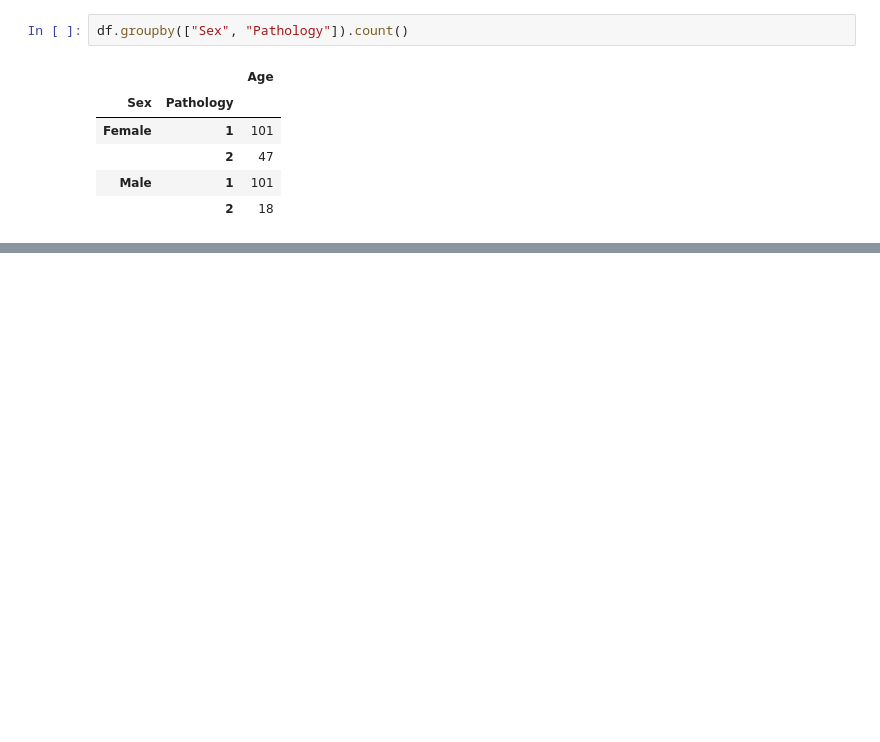
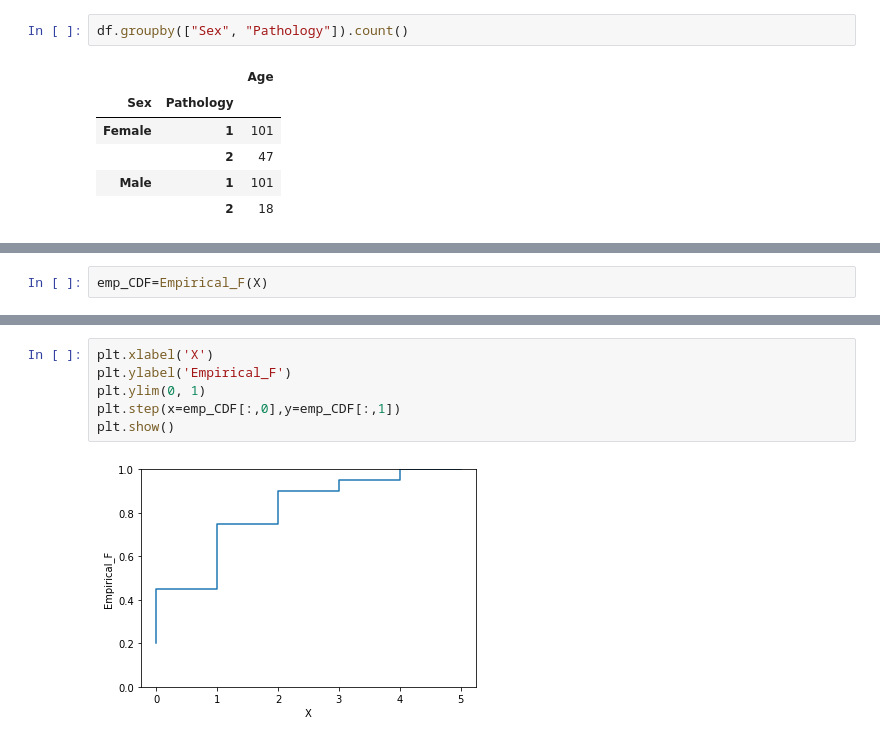
Before and after one commit to ram-elgov/Statistics-For-CS, a Jupyter notebook: Assignment_1.ipynb, the cells around one changed output, grey strips where cells are left out. Saved outputs shown, nothing was run; the diff lists cells and outputs as text; blank space fills up the shorter version.

```diff
--- a/Assignment_1.ipynb
+++ b/Assignment_1.ipynb
@@ -167,0 +183,2 @@ df.shape
+# %%
+emp_CDF=Empirical_F(X)
@@ -167,0 +208,8 @@ df.shape
+# %%
+plt.xlabel('X')
+plt.ylabel('Empirical_F')
+plt.ylim(0, 1)
+plt.step(x=emp_CDF[:,0],y=emp_CDF[:,1])
+plt.show()
+# %% [output]
+[figure, added]
```
Also changed, not shown: parts of 7 cells of this notebook.
